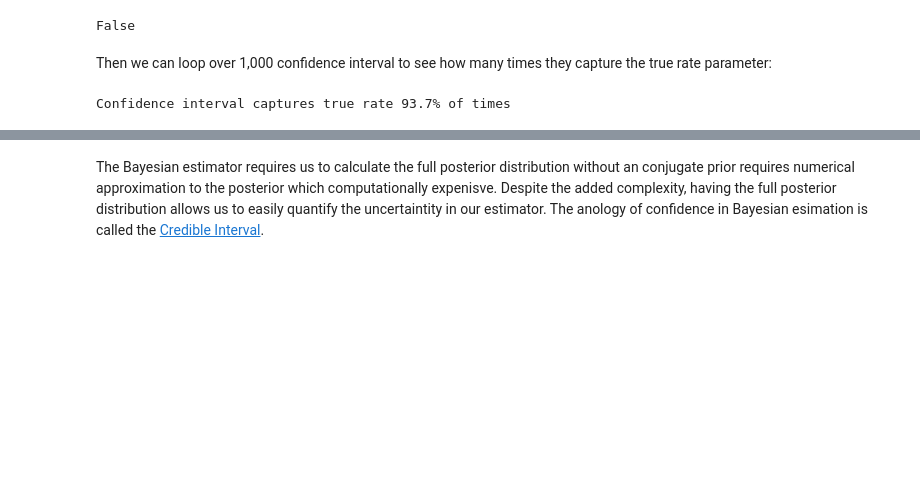
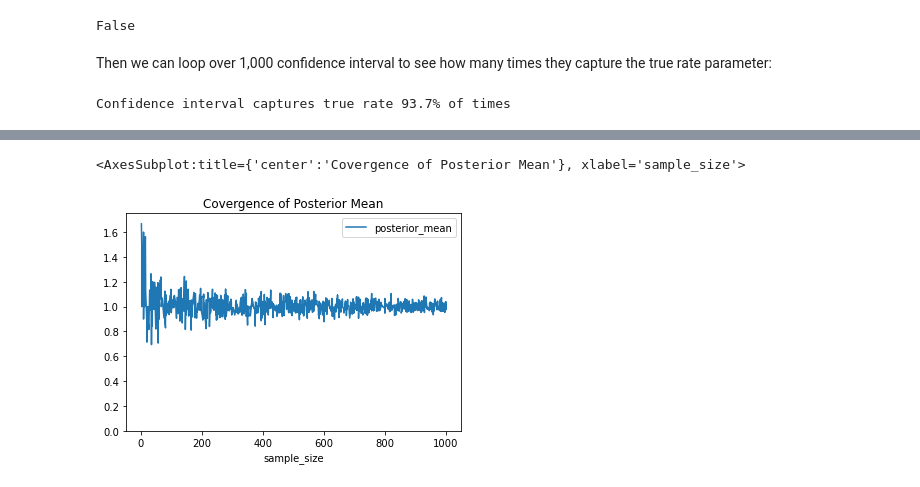
Before and after one commit to mdh266/BayesMLE, a Jupyter notebook: notebooks/BayesMLE1.ipynb, the cells around one changed output, grey strips where cells are left out. Cells and saved outputs as stored; diff of their text form; code cells hidden in the pictures; blank space fills up the shorter version.

```diff
--- a/notebooks/BayesMLE1.ipynb
+++ b/notebooks/BayesMLE1.ipynb
@@ -496,5 +507,9 @@ $$\hat{\lambda} \; = \; \frac{\alpha}{\beta \, + \, n}
 \, + \, \frac{ \bar{y}_{n}}{1 \, + \, \beta \, / \, n\, }$$
 
 We can see that with little data (small $n$) our estimate we are closer to the prior mean ($\frac{\alpha}{\beta}$) while with lots of data (large $n$) we move towards the average $\bar{y}_{n}$.
-# %% [markdown]
-The Bayesian estimator requires us to calculate the full posterior distribution without an conjugate prior requires numerical approximation to the posterior which computationally expenisve. Despite the added complexity, having the full posterior distribution allows us to easily quantify the uncertaintity in our estimator. The anology of confidence in Bayesian esimation is called the [Credible Interval](https://en.wikipedia.org/wiki/Credible_interval).
+# %%
+def posterior_mean(alpha, beta, sample):
+    n = len(sample)
+    m = sum(sample) / n
+
+    return alpha / (beta + n) + m  / (1 + beta / n)
@@ -500,0 +518,17 @@ The Bayesian estimator requires us to calculate the full posterior distribution
+# %%
+nums_samples = [randint(2,1000) for i in range(1000)]
+nums_samples.sort()
+# %%
+samples = [ posterior_mean(alpha=3.0, beta=1.0, sample = p1.sample(n))
+           for n in nums_samples]
+# %%
+(pd.DataFrame({
+    "posterior_mean":samples,
+    "sample_size":nums_samples
+}).plot(x="sample_size",
+        y="posterior_mean",
+        title="Covergence of Posterior Mean",
+        ylim=(0,1.75)))
+# %% [output]
+<AxesSubplot:title={'center':'Covergence of Posterior Mean'}, xlabel='sample_size'>
+[figure, added]
```
Also changed, not shown: parts of 32 cells of this notebook, 1 other file.
